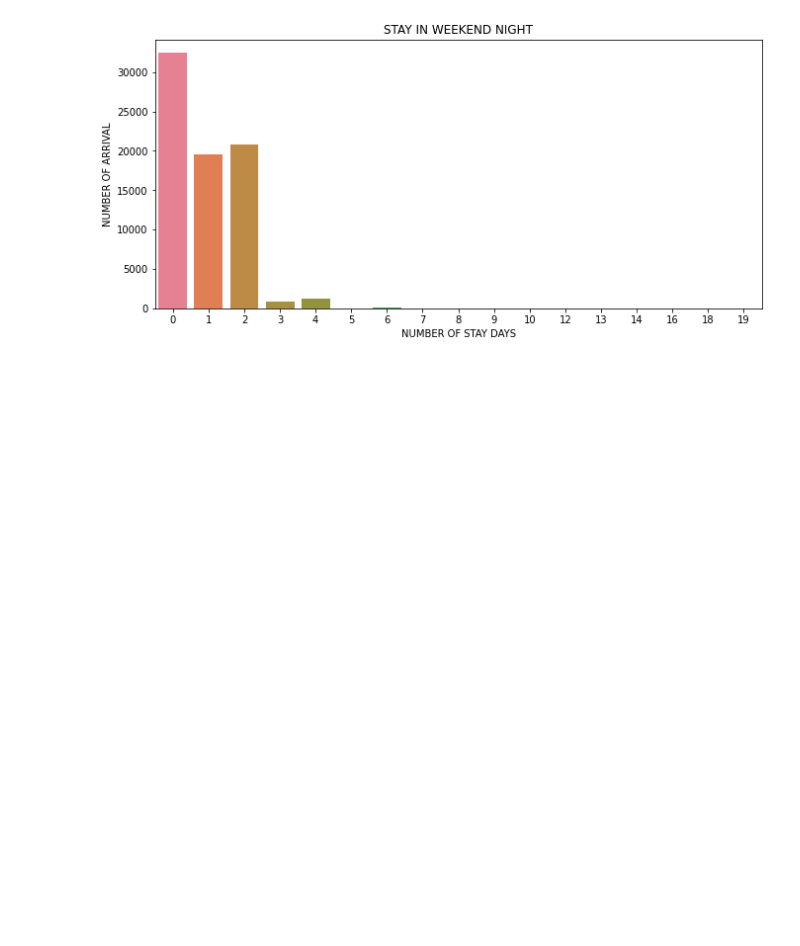
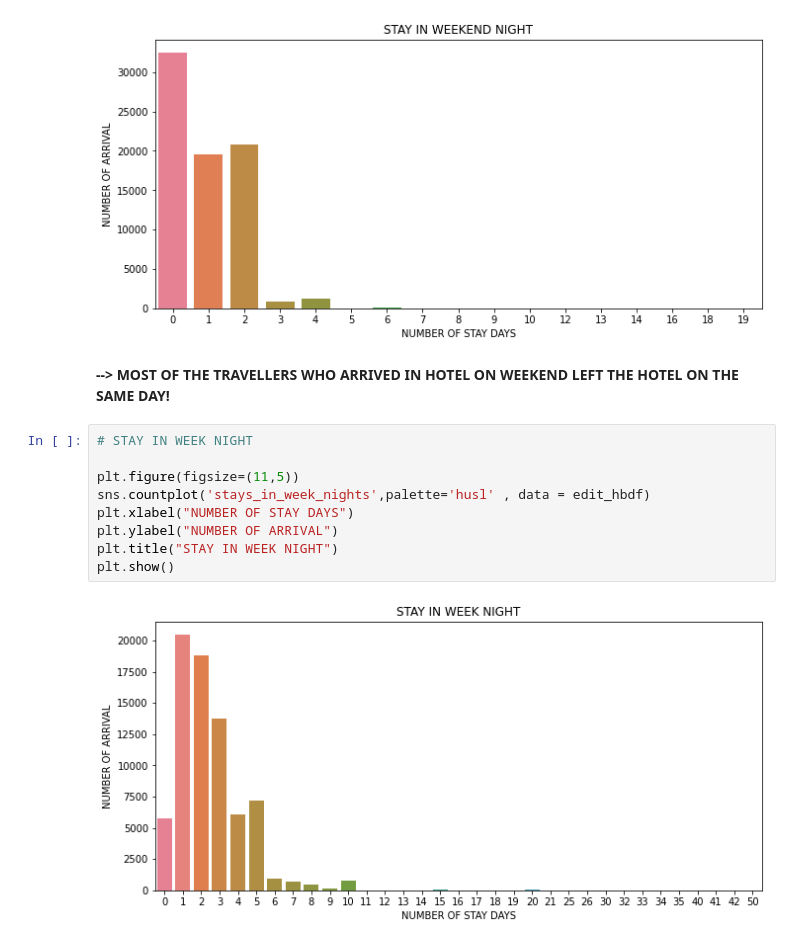
Before and after one commit to Devkhiran/EDA-Hotel-Booking, a Jupyter notebook: Dev_Hotel_Booking_Analysis_Capstone_Project.ipynb, the cells around one changed output. Saved outputs shown, nothing was run; the diff lists cells and outputs as text; blank space fills up the shorter version.

```diff
--- a/Dev_Hotel_Booking_Analysis_Capstone_Project.ipynb
+++ b/Dev_Hotel_Booking_Analysis_Capstone_Project.ipynb
@@ -485,3 +485,16 @@ plt.title("STAY IN WEEKEND NIGHT")
 plt.show()
 # %% [output]
 [figure]
+# %% [markdown]
+**--> MOST OF THE TRAVELLERS WHO ARRIVED IN HOTEL ON WEEKEND LEFT THE HOTEL ON THE SAME DAY!**
+# %%
+# STAY IN WEEK NIGHT
+
+plt.figure(figsize=(11,5))
+sns.countplot('stays_in_week_nights',palette='husl' , data = edit_hbdf)
+plt.xlabel("NUMBER OF STAY DAYS")
+plt.ylabel("NUMBER OF ARRIVAL")
+plt.title("STAY IN WEEK NIGHT")
+plt.show()
+# %% [output]
+[figure, added]
```
Also changed, not shown: parts of 47 cells of this notebook.
